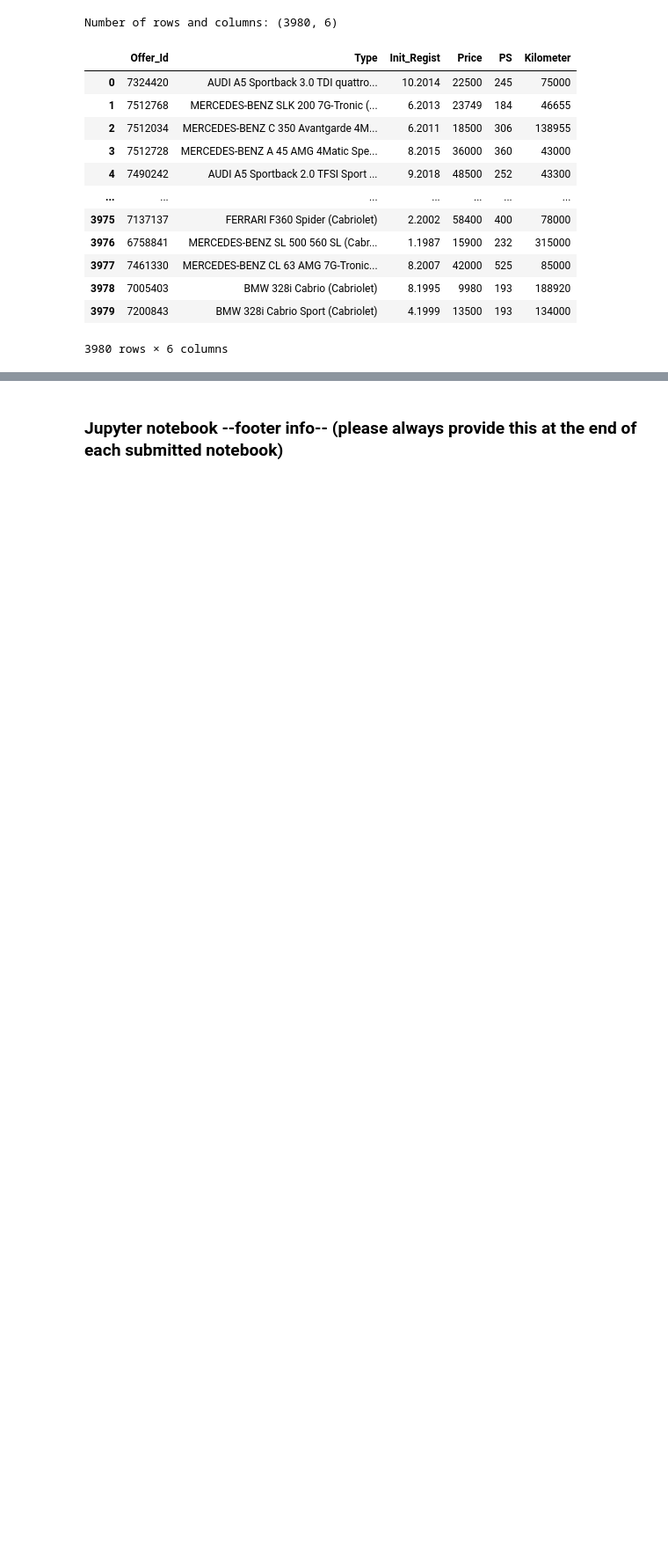
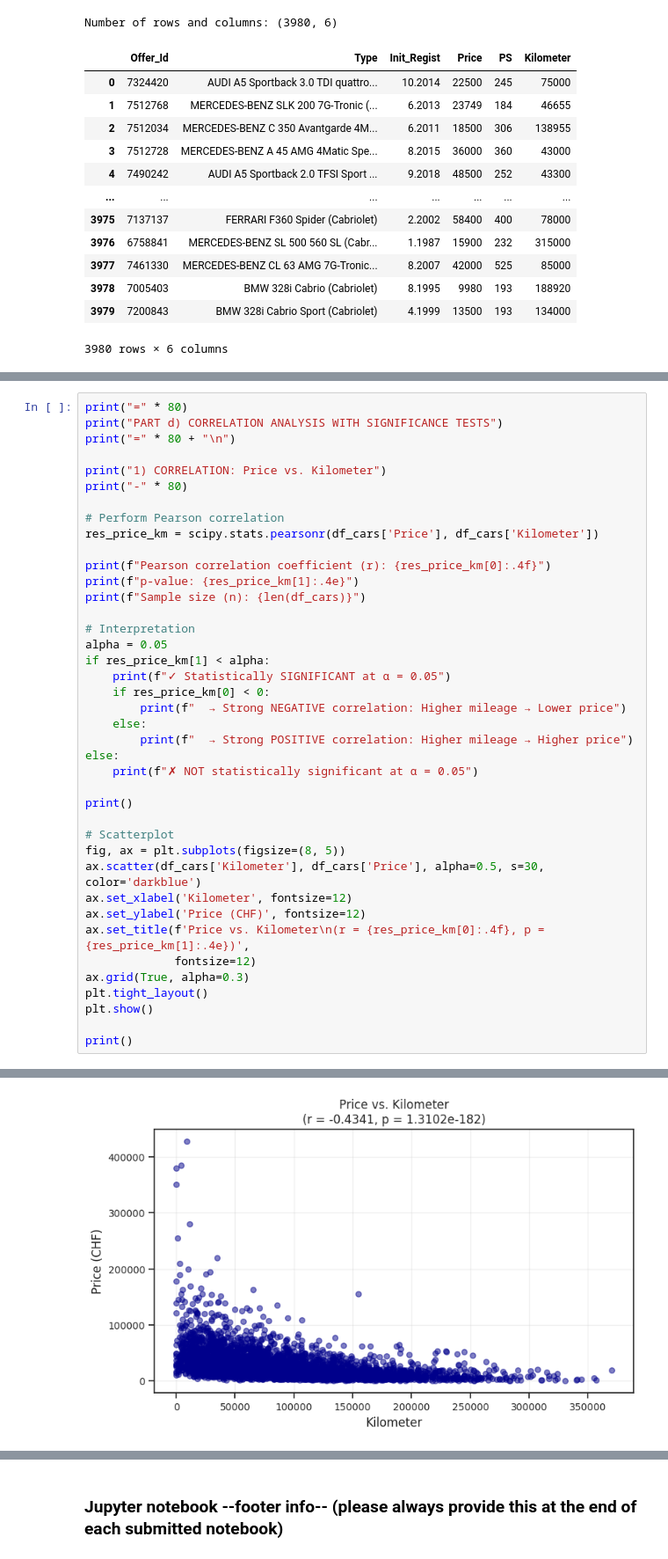
Before and after one commit to RON-000000/data_analytics, a Jupyter notebook: Week_07/correlation_analysis.ipynb, the cells around one changed output, grey strips where cells are left out. Shown: that part at 88% size. Saved outputs shown, nothing was run; the diff lists cells and outputs as text; blank space fills up the shorter version.

```diff
--- a/Week_07/correlation_analysis.ipynb
+++ b/Week_07/correlation_analysis.ipynb
@@ -236,0 +278,41 @@ Number of rows and columns: (3980, 6)
+# %%
+print("=" * 80)
+print("PART d) CORRELATION ANALYSIS WITH SIGNIFICANCE TESTS")
+print("=" * 80 + "\n")
+
+print("1) CORRELATION: Price vs. Kilometer")
+print("-" * 80)
+
+# Perform Pearson correlation
+res_price_km = scipy.stats.pearsonr(df_cars['Price'], df_cars['Kilometer'])
+
+print(f"Pearson correlation coefficient (r): {res_price_km[0]:.4f}")
+print(f"p-value: {res_price_km[1]:.4e}")
+print(f"Sample size (n): {len(df_cars)}")
+
+# Interpretation
+alpha = 0.05
+if res_price_km[1] < alpha:
+    print(f"✓ Statistically SIGNIFICANT at α = 0.05")
+    if res_price_km[0] < 0:
+        print(f"  → Strong NEGATIVE correlation: Higher mileage → Lower price")
+    else:
+        print(f"  → Strong POSITIVE correlation: Higher mileage → Higher price")
+else:
+    print(f"✗ NOT statistically significant at α = 0.05")
+
+print()
+
+# Scatterplot
+fig, ax = plt.subplots(figsize=(8, 5))
+ax.scatter(df_cars['Kilometer'], df_cars['Price'], alpha=0.5, s=30, color='darkblue')
+ax.set_xlabel('Kilometer', fontsize=12)
+ax.set_ylabel('Price (CHF)', fontsize=12)
+ax.set_title(f'Price vs. Kilometer\n(r = {res_price_km[0]:.4f}, p = {res_price_km[1]:.4e})',
+             fontsize=12)
+ax.grid(True, alpha=0.3)
+plt.tight_layout()
+plt.show()
+
+print()
+# %% [output]
@@ -236,0 +330 @@ Number of rows and columns: (3980, 6)
+[figure, added]
```
Also changed, not shown: parts of 11 cells of this notebook, 1 other file.
